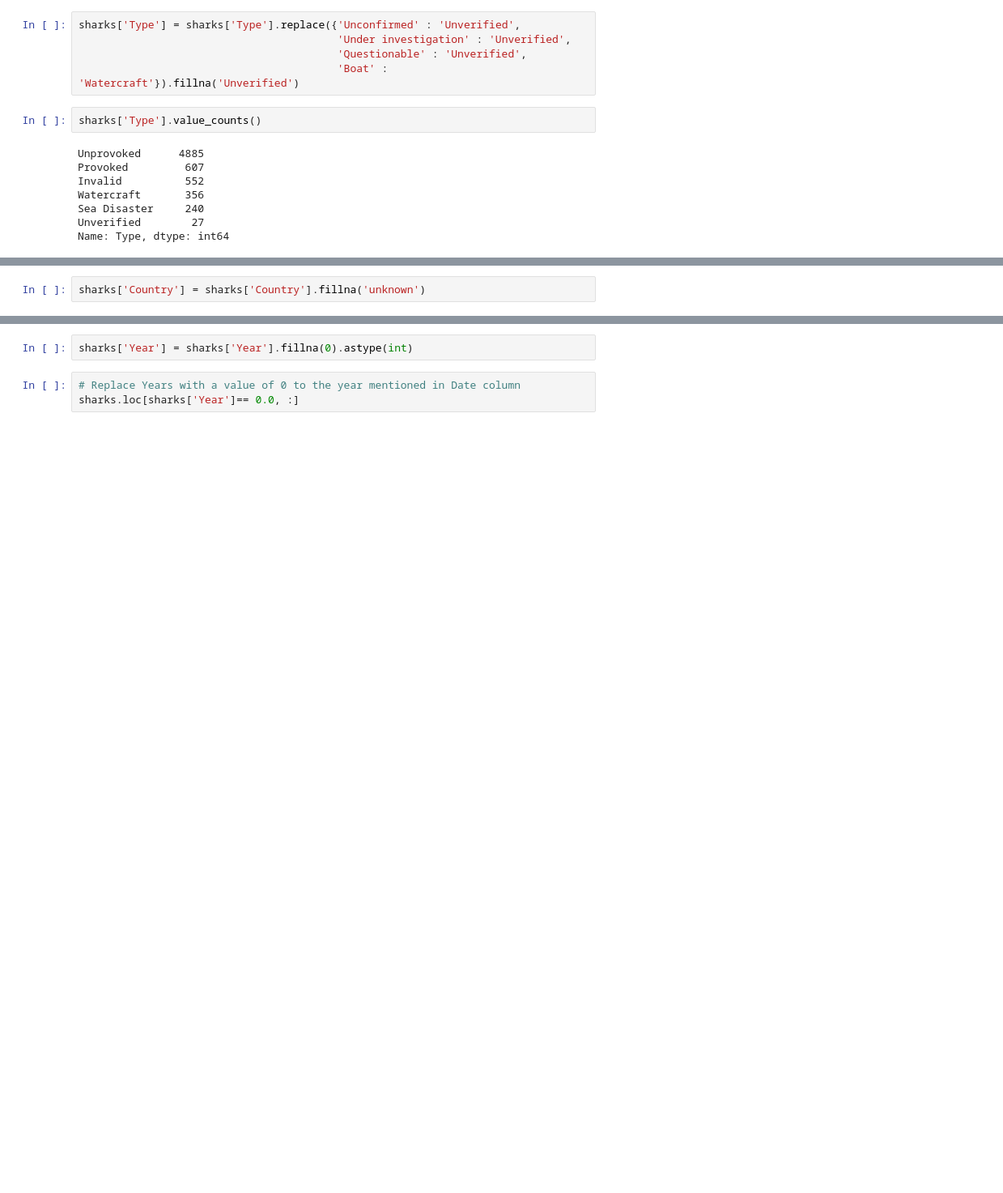
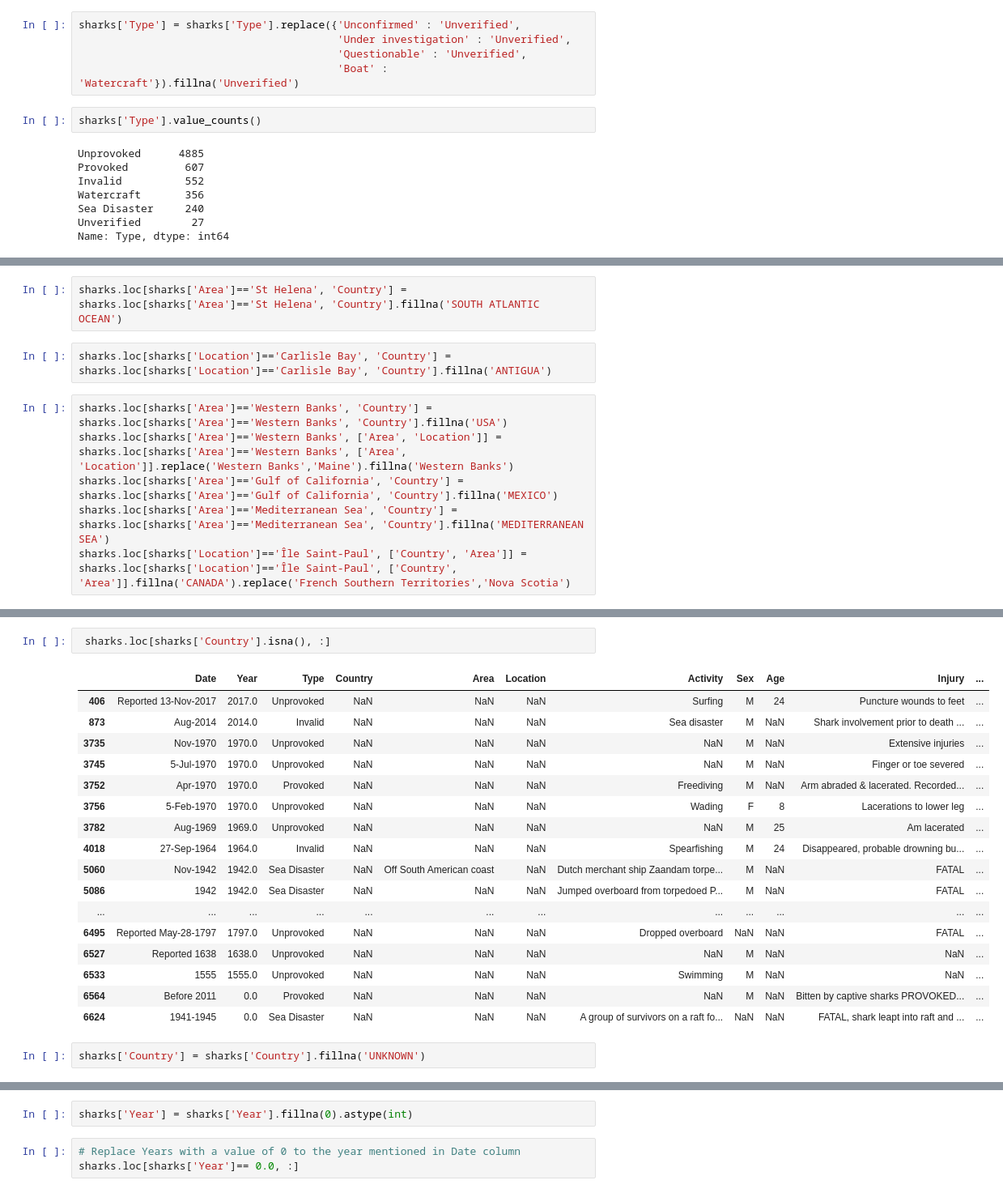
Before and after one commit to janaeam/Global-Shark-Attacks, a Jupyter notebook: Shark_Attack_Data.ipynb, the cells around one changed output, grey strips where cells are left out. Shown at 81% size. Cells and saved outputs as stored; diff of their text form; blank space fills up the shorter version.

```diff
--- a/Shark_Attack_Data.ipynb
+++ b/Shark_Attack_Data.ipynb
@@ -200,0 +300,10 @@ sharks['Country'] = sharks['Country'].replace({' PHILIPPINES' : 'PHILIPPINES',
+# %%
+sharks.loc[sharks['Area']=='St Helena', 'Country'] = sharks.loc[sharks['Area']=='St Helena', 'Country'].fillna('SOUTH ATLANTIC OCEAN')
+# %%
+sharks.loc[sharks['Location']=='Carlisle Bay', 'Country'] = sharks.loc[sharks['Location']=='Carlisle Bay', 'Country'].fillna('ANTIGUA')
+# %%
+sharks.loc[sharks['Area']=='Western Banks', 'Country'] = sharks.loc[sharks['Area']=='Western Banks', 'Country'].fillna('USA')
+sharks.loc[sharks['Area']=='Western Banks', ['Area', 'Location']] = sharks.loc[sharks['Area']=='Western Banks', ['Area', 'Location']].replace('Western Banks','Maine').fillna('Western Banks')
+sharks.loc[sharks['Area']=='Gulf of California', 'Country'] = sharks.loc[sharks['Area']=='Gulf of California', 'Country'].fillna('MEXICO')
+sharks.loc[sharks['Area']=='Mediterranean Sea', 'Country'] = sharks.loc[sharks['Area']=='Mediterranean Sea', 'Country'].fillna('MEDITERRANEAN SEA')
+sharks.loc[sharks['Location']=='Île Saint-Paul', ['Country', 'Area']] = sharks.loc[sharks['Location']=='Île Saint-Paul', ['Country', 'Area']].fillna('CANADA').replace('French Southern Territories','Nova Scotia')
@@ -201,5 +322,25 @@ sharks['Country'] = sharks['Country'].replace({' PHILIPPINES' : 'PHILIPPINES',
+# %%
+ sharks.loc[sharks['Country'].isna(), :]
+# %% [output]
+|  | Date | Year | Type | Country | Area | Location | Activity | Sex | Age | Injury | ... |
+| 406 | Reported 13-Nov-2017 | 2017.0 | Unprovoked | NaN | NaN | NaN | Surfing | M | 24 | Puncture wounds to feet | ... |
+| 873 | Aug-2014 | 2014.0 | Invalid | NaN | NaN | NaN | Sea disaster | M | NaN | Shark involvement prior to death ... | ... |
+| 3735 | Nov-1970 | 1970.0 | Unprovoked | NaN | NaN | NaN | NaN | M | NaN | Extensive injuries | ... |
+| 3745 | 5-Jul-1970 | 1970.0 | Unprovoked | NaN | NaN | NaN | NaN | M | NaN | Finger or toe severed | ... |
+| 3752 | Apr-1970 | 1970.0 | Provoked | NaN | NaN | NaN | Freediving | M | NaN | Arm abraded & lacerated. Recorded... | ... |
+| 3756 | 5-Feb-1970 | 1970.0 | Unprovoked | NaN | NaN | NaN | Wading | F | 8 | Lacerations to lower leg | ... |
+| 3782 | Aug-1969 | 1969.0 | Unprovoked | NaN | NaN | NaN | NaN | M | 25 | Am lacerated | ... |
+| 4018 | 27-Sep-1964 | 1964.0 | Invalid | NaN | NaN | NaN | Spearfishing | M | 24 | Disappeared, probable drowning bu... | ... |
+| 5060 | Nov-1942 | 1942.0 | Sea Disaster | NaN | Off South American coast | NaN | Dutch merchant ship Zaandam torpe... | M | NaN | FATAL | ... |
+| 5086 | 1942 | 1942.0 | Sea Disaster | NaN | NaN | NaN | Jumped overboard from torpedoed P... | M | NaN | FATAL | ... |
+| ... | ... | ... | ... | ... | ... | ... | ... | ... | ... | ... | ... |
+| 6495 | Reported May-28-1797 | 1797.0 | Unprovoked | NaN | NaN | NaN | Dropped overboard | NaN | NaN | FATAL | ... |
+| 6527 | Reported 1638 | 1638.0 | Unprovoked | NaN | NaN | NaN | NaN | M | NaN | NaN | ... |
+| 6533 | 1555 | 1555.0 | Unprovoked | NaN | NaN | NaN | Swimming | M | NaN | NaN | ... |
+| 6564 | Before 2011 | 0.0 | Provoked | NaN | NaN | NaN | NaN | M | NaN | Bitten by captive sharks PROVOKED... | ... |
+| 6624 | 1941-1945 | 0.0 | Sea Disaster | NaN | NaN | NaN | A group of survivors on a raft fo... | NaN | NaN | FATAL, shark leapt into raft and ... | ... |
 # %%
-sharks['Country'] = sharks['Country'].fillna('unknown')
+sharks['Country'] = sharks['Country'].fillna('UNKNOWN')
 # %%
 sharks['Country'].value_counts()
 # %% [output]
```
Also changed, not shown: parts of 147 cells of this notebook.
